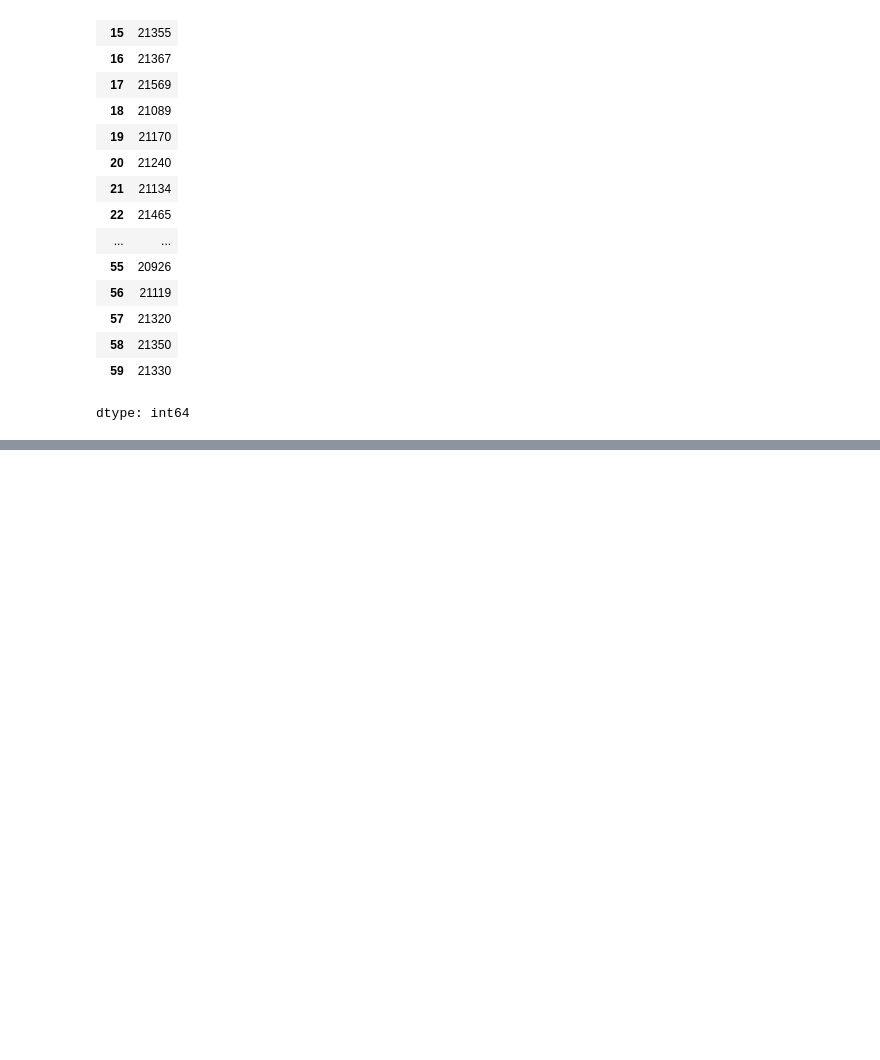
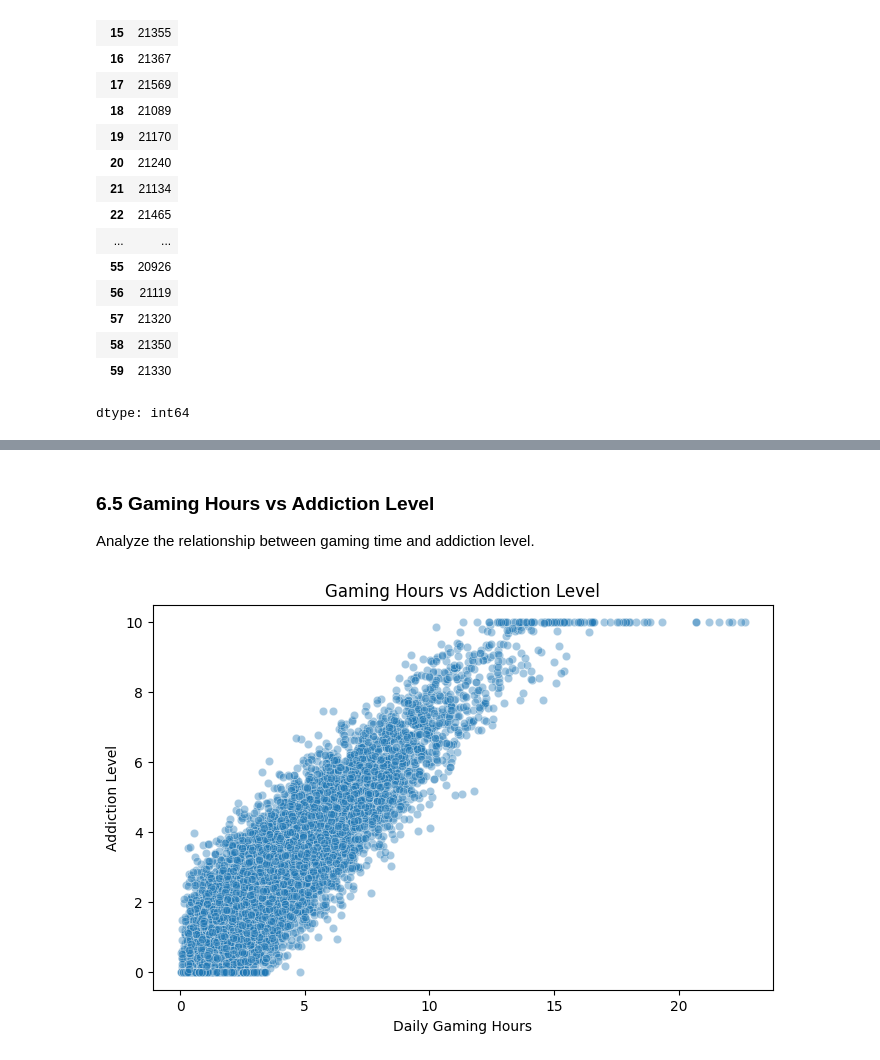
Before and after one commit to RenatoSaldivia/gaming-mental-health-analysis, a Jupyter notebook: notebook/gaming_mental_health_analysis.ipynb, the cells around one changed output, grey strips where cells are left out. Cells and saved outputs as stored; diff of their text form; code cells hidden in the pictures; blank space fills up the shorter version.

```diff
--- a/notebook/gaming_mental_health_analysis.ipynb
+++ b/notebook/gaming_mental_health_analysis.ipynb
@@ -200,0 +292,20 @@ dtype: int64
+# %% [markdown]
+### 6.5 Gaming Hours vs Addiction Level
+
+Analyze the relationship between gaming time and addiction level.
+# %%
+plt.figure(figsize=(8,5))
+
+sns.scatterplot(
+    x=df_sample["daily_gaming_hours"],
+    y=df_sample["addiction_level"],
+    alpha=0.4
+)
+
+plt.title("Gaming Hours vs Addiction Level")
+plt.xlabel("Daily Gaming Hours")
+plt.ylabel("Addiction Level")
+
+plt.show()
+# %% [output]
+[figure, added]
```
Also changed, not shown: parts of 25 cells of this notebook.
